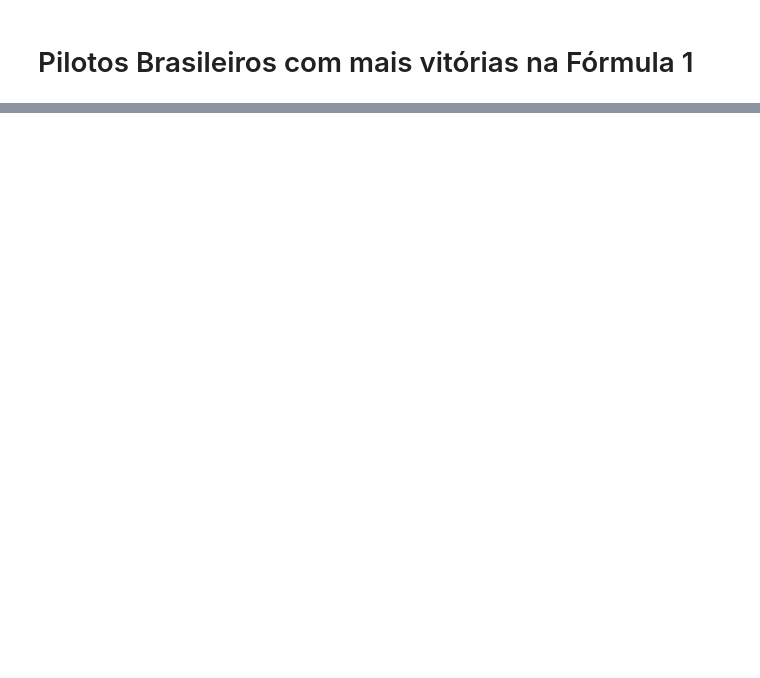
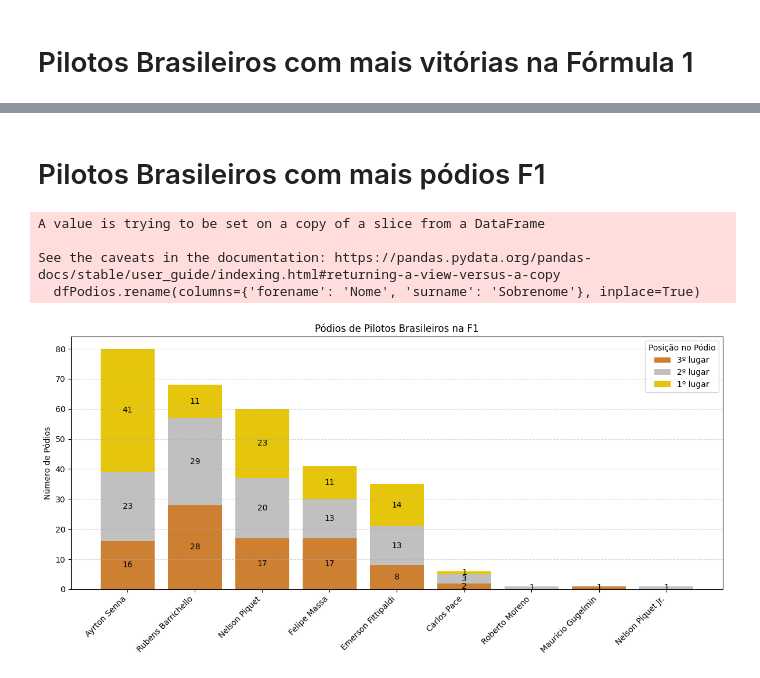
Before and after one commit to Bressane06/estudosPandas, a Jupyter notebook: notebooks/formula1-1950-2024/dadosBrasileirosF1.ipynb, the cells around one changed output, grey strips where cells are left out. Cells and saved outputs as stored; diff of their text form; code cells hidden in the pictures; blank space fills up the shorter version.

```diff
--- a/notebooks/formula1-1950-2024/dadosBrasileirosF1.ipynb
+++ b/notebooks/formula1-1950-2024/dadosBrasileirosF1.ipynb
@@ -77,0 +83,59 @@ plt.show()
+# %% [markdown]
+# Pilotos Brasileiros com mais pódios F1
+# %%
+dfBrasileiroResultados = dfPilotosBrasileiros.merge(dfResultadosCorrida[['driverId', 'positionOrder']], on='driverId', how='left')
+
+dfPrimeiro = dfBrasileiroResultados[dfBrasileiroResultados['positionOrder'] == 1].groupby('driverId').size().reset_index(name='primeiro')
+dfSegundo  = dfBrasileiroResultados[dfBrasileiroResultados['positionOrder'] == 2].groupby('driverId').size().reset_index(name='segundo')
+dfTerceiro = dfBrasileiroResultados[dfBrasileiroResultados['positionOrder'] == 3].groupby('driverId').size().reset_index(name='terceiro')
+
+dfPodios = dfPilotosBrasileiros[['driverId', 'forename', 'surname']]
+dfPodios.rename(columns={'forename': 'Nome', 'surname': 'Sobrenome'}, inplace=True)
+
+dfPodios = dfPodios.merge(dfPrimeiro, on='driverId', how='left')
+dfPodios = dfPodios.merge(dfSegundo,  on='driverId', how='left')
+dfPodios = dfPodios.merge(dfTerceiro, on='driverId', how='left')
+
+dfPodios[['primeiro', 'segundo', 'terceiro']] = dfPodios[['primeiro', 'segundo', 'terceiro']].fillna(0).astype(int)
+
+# Remove linhas onde as três colunas são zero (não teve pódios)
+dfPodios = dfPodios[(dfPodios['primeiro'] != 0) | (dfPodios['segundo'] != 0) | (dfPodios['terceiro'] != 0)]
+dfPodios['nome_completo'] = dfPodios['Nome'] + ' ' + dfPodios['Sobrenome']
+dfPodios['total'] = dfPodios['primeiro'] + dfPodios['segundo'] + dfPodios['terceiro']
+dfPodios = dfPodios.sort_values(by='total', ascending=False)
+
+
+# Plot
+plt.figure(figsize=(12, 6))
+
+# Empilhar as barras
+bars3 = plt.bar(dfPodios['nome_completo'], dfPodios['terceiro'], color='#cd7f32', label='3º lugar')
+bars2 = plt.bar(dfPodios['nome_completo'], dfPodios['segundo'], bottom=dfPodios['terceiro'], color='#c0c0c0', label='2º lugar')
+bars1 = plt.bar(dfPodios['nome_completo'], dfPodios['primeiro'], bottom=dfPodios['segundo'] + dfPodios['terceiro'], color="#e6c50d", label='1º lugar')
+
+# Adicionar rótulos em cada barra
+for bar in list(bars1) + list(bars2) + list(bars3):
+    height = bar.get_height()
+    if height > 0:
+        plt.text(
+            bar.get_x() + bar.get_width() / 2,
+            bar.get_y() + height / 2,
+            f'{int(height)}',
+            ha='center', va='center'
+        )
+
+
+plt.xticks(rotation=45, ha='right')
+plt.ylabel('Número de Pódios')
+plt.title('Pódios de Pilotos Brasileiros na F1')
+plt.legend(title='Posição no Pódio')
+plt.tight_layout()
+plt.grid(axis='y', linestyle='--', alpha=0.5)
+
+plt.show()
+# %% [output]
+A value is trying to be set on a copy of a slice from a DataFrame
+
+See the caveats in the documentation: https://pandas.pydata.org/pandas-docs/stable/user_guide/indexing.html#returning-a-view-versus-a-copy
+  dfPodios.rename(columns={'forename': 'Nome', 'surname': 'Sobrenome'}, inplace=True)
+[figure, added]
```
Also changed, not shown: parts of 6 cells of this notebook, 3 other files.
